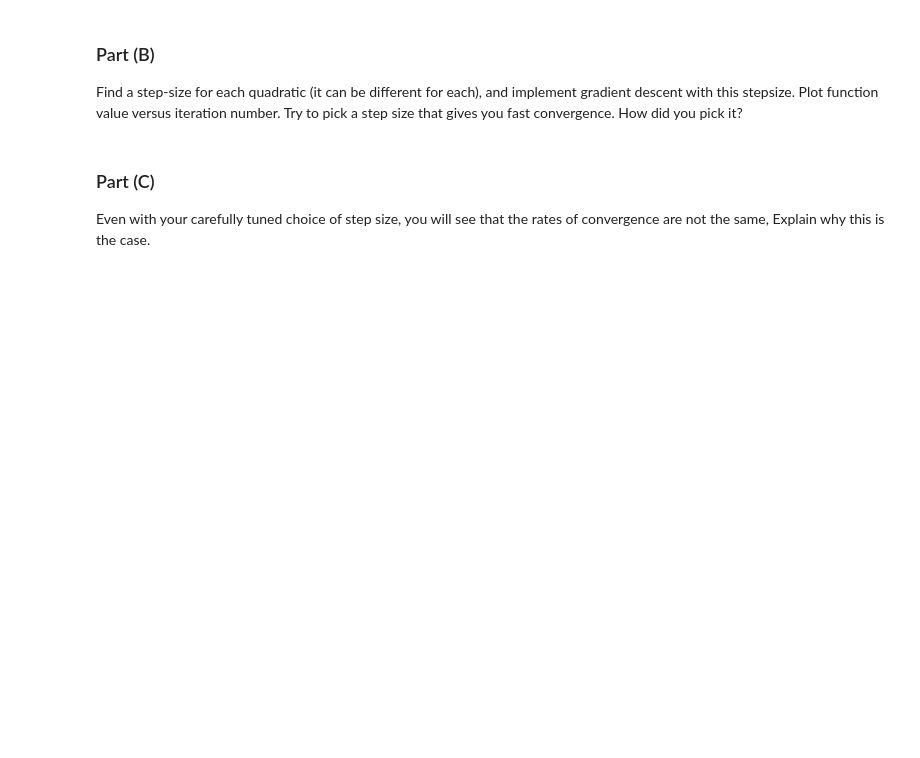
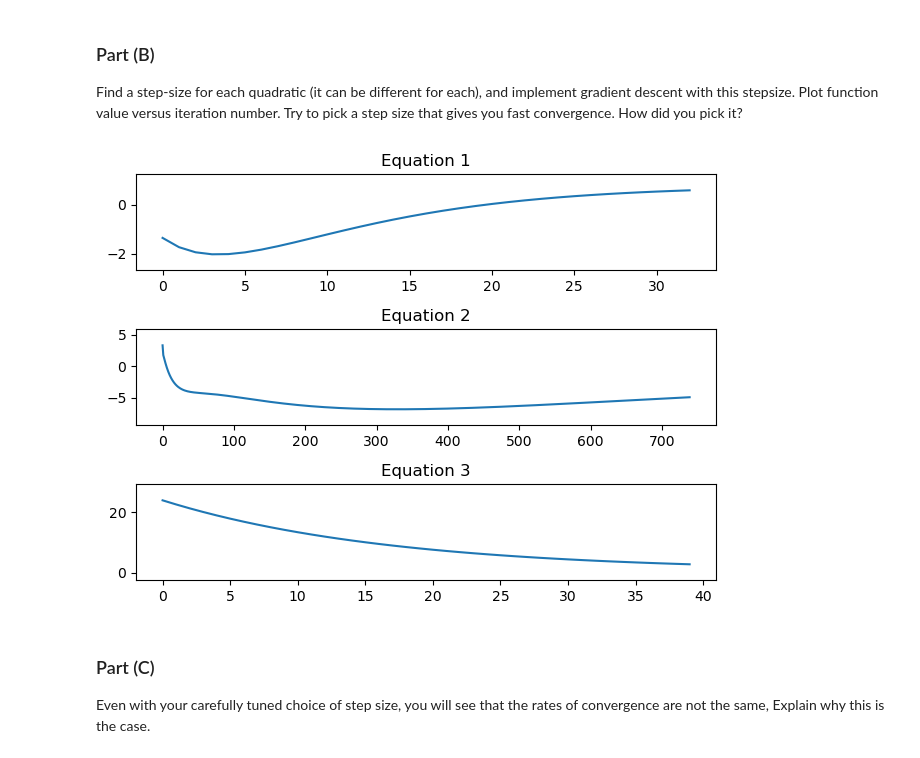
Before and after one commit to manishSan/Optimization_Examples, a Jupyter notebook: Gradient.ipynb, the cells around one changed output. Saved outputs shown, nothing was run; the diff lists cells and outputs as text; code cells hidden in the pictures; blank space fills up the shorter version.

```diff
--- a/Gradient.ipynb
+++ b/Gradient.ipynb
@@ -123,6 +123,41 @@ plt.show()
 # %% [markdown]
 ### Part (B)
 Find a step-size for each quadratic (it can be different for each), and implement gradient descent with this stepsize. Plot function value versus iteration number. Try to pick a step size that gives you fast convergence. How did you pick it?
+# %%
+# x_0 = np.zeros(Q1.shape[1])
+x_0 = np.random.random(Q1.shape[1])
+# print(x_0)
+learning_rate_1 = 0.1
+learning_rate_2 = 0.025
+learning_rate_3 = 0.001
+precision = 0.01
+g_d_eq1 = gradient_descent(x_0, learning_rate_1, precision, Q1, q1, c1)
+g_d_eq2 = gradient_descent(x_0, learning_rate_2, precision, Q2, q2, c2)
+g_d_eq3 = gradient_descent(x_0, learning_rate_3, precision, Q3, q3, c3)
+
+f1 = compute_function_for_all_iterations(g_d_eq1, Q1, q1, c1)
+f2 = compute_function_for_all_iterations(g_d_eq2, Q2, q2, c2)
+f3 = compute_function_for_all_iterations(g_d_eq3, Q3, q3, c3)
+
+fig, (ax1, ax2, ax3) = plt.subplots(nrows=3, ncols=1)
+
+ax1.margins(x=0.05, y=0.25)
+ax1.plot(range(0, len(f1)), f1)
+ax1.set_title("Equation 1")
+
+ax2.margins(x=0.05, y=0.25)
+ax2.plot(range(0, len(f2)), f2)
+ax2.set_title("Equation 2")
+
+ax3.margins(x=0.05, y=0.25)
+ax3.plot(range(0, len(f3)), f3)
+ax3.set_title("Equation 3")
+
+fig.tight_layout()
+
+plt.show()
+# %% [output]
+[figure, added]
 # %% [markdown]
 ### Part (C)
 Even with your carefully tuned choice of step size, you will see that the rates of convergence are not the same, Explain why this is the case.
```
Also changed, not shown: parts of 2 cells of this notebook.
